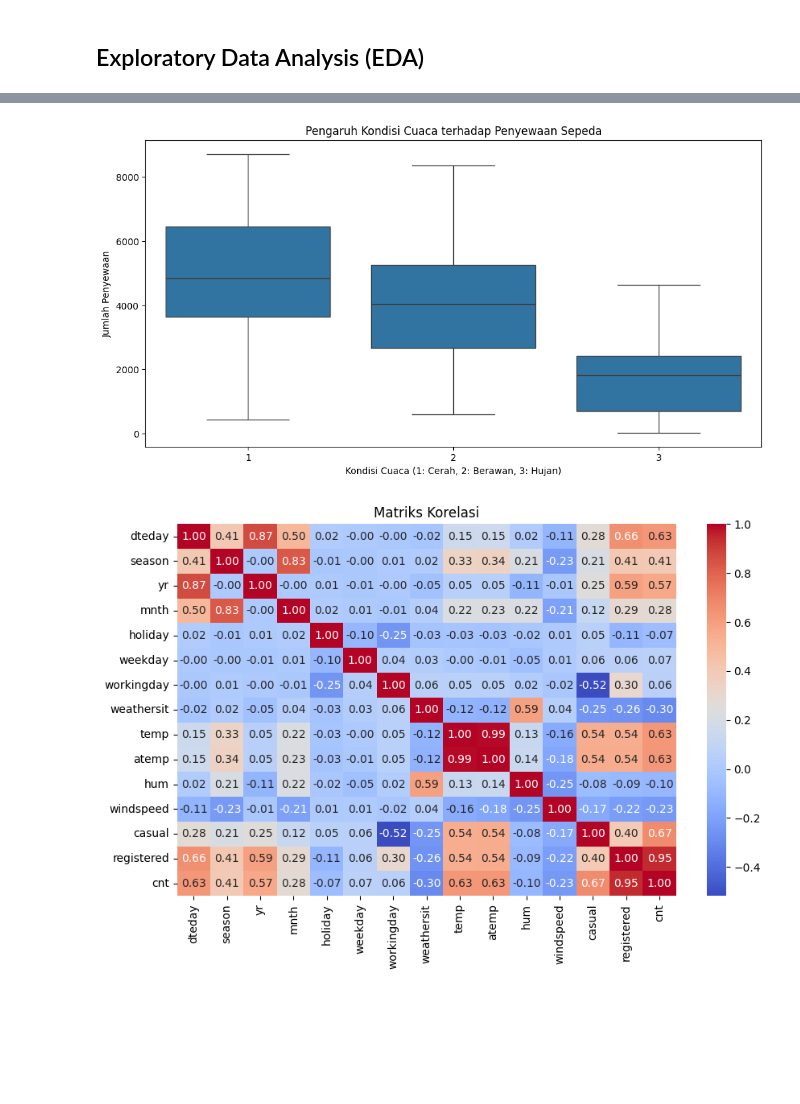
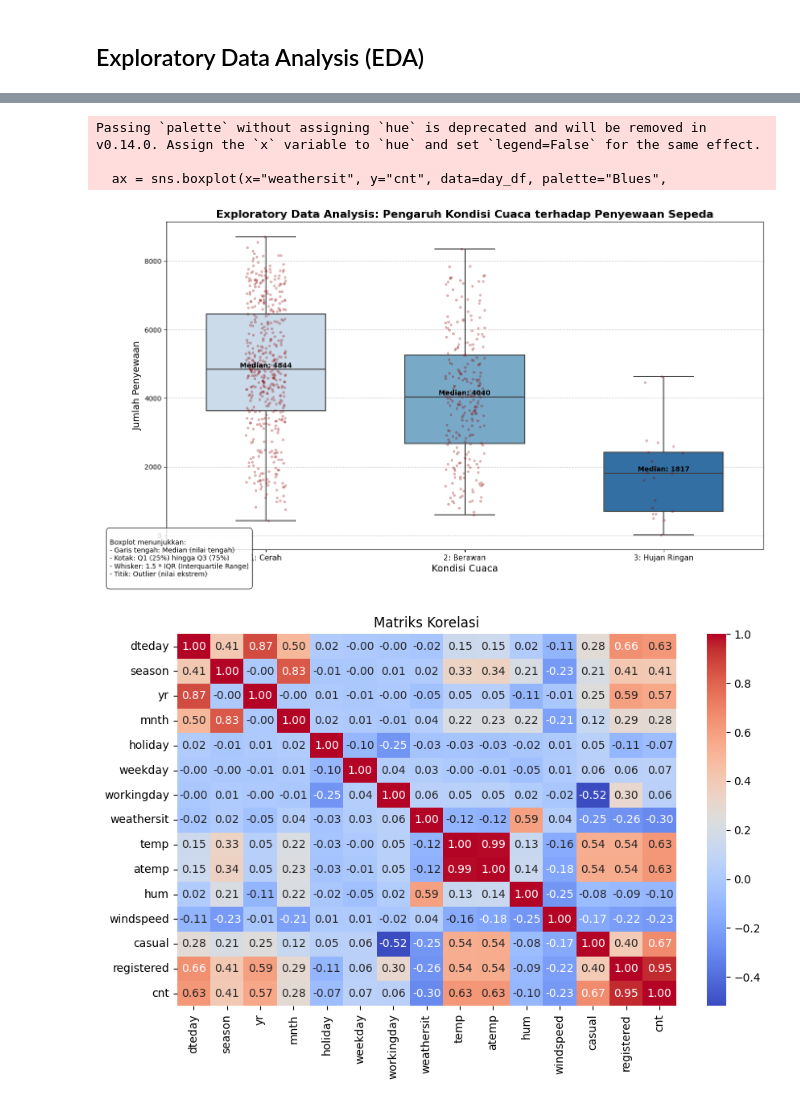
Before and after one commit to khalidalghifarii/bike-sharing-dashboard, a Jupyter notebook: notebook.ipynb, the cells around one changed output, grey strips where cells are left out. Cells and saved outputs as stored; diff of their text form; code cells hidden in the pictures; blank space fills up the shorter version.

```diff
--- a/notebook.ipynb
+++ b/notebook.ipynb
@@ -184,13 +174,64 @@ plt.show()
-# %%
-# Mengeksplorasi hubungan antara cuaca dan jumlah penyewaan sepeda
-plt.figure(figsize=(12, 6))
-sns.boxplot(x="weathersit", y="cnt", data=day_df)
-plt.title("Pengaruh Kondisi Cuaca terhadap Penyewaan Sepeda")
-plt.xlabel("Kondisi Cuaca (1: Cerah, 2: Berawan, 3: Hujan)")
-plt.ylabel("Jumlah Penyewaan")
-plt.show()
-# %% [output]
-[figure, removed]
+# %%
+plt.figure(figsize=(14, 8))
+
+# Membuat boxplot
+ax = sns.boxplot(x="weathersit", y="cnt", data=day_df, palette="Blues",
+                width=0.6, fliersize=5, linewidth=1.5)
+
+# Menambahkan stripplot
+sns.stripplot(x="weathersit", y="cnt", data=day_df, color="darkred",
+              size=4, alpha=0.3, jitter=True)
+
+# Memperbaiki label sumbu X
+weather_labels = {1: 'Cerah', 2: 'Berawan', 3: 'Hujan Ringan', 4: 'Hujan Lebat'}
+unique_weathersit = sorted(day_df['weathersit'].unique())  # Ambil hanya yang ada di dataset
+plt.xticks(ticks=range(len(unique_weathersit)),
+           labels=[f"{i}: {weather_labels[i]}" for i in unique_weathersit],
+           fontsize=11)
+
+# Menambahkan judul dan label
+plt.title("Exploratory Data Analysis: Pengaruh Kondisi Cuaca terhadap Penyewaan Sepeda",
+          fontsize=16, fontweight='bold')
+plt.xlabel("Kondisi Cuaca", fontsize=14)
+plt.ylabel("Jumlah Penyewaan", fontsize=14)
+plt.grid(axis='y', linestyle='--', alpha=0.7)
+
+# Menambahkan anotasi statistik
+for i, weather in enumerate(unique_weathersit):
+    temp_data = day_df[day_df['weathersit'] == weather]['cnt']
+    median_val = temp_data.median()
+    q1_val = temp_data.quantile(0.25)
+    q3_val = temp_data.quantile(0.75)
+
+    ax.text(i, median_val + 50, f'Median: {int(median_val)}',
+            horizontalalignment='center', size=10, color='black', weight='semibold')
+
+    outliers = temp_data[temp_data > q3_val + 1.5 * (q3_val - q1_val)]
+    if len(outliers) > 0:
+        plt.annotate(f'{len(outliers)} outlier(s)',
+                     xy=(i, outliers.max()),
+                     xytext=(i + 0.3, outliers.max() + 300),
+                     arrowprops=dict(facecolor='red', shrink=0.05, width=1.5),
+                     fontsize=10, color='red')
+
+# Menambahkan catatan boxplot
+boxplot_explanation = """
+Boxplot menunjukkan:
+- Garis tengah: Median (nilai tengah)
+- Kotak: Q1 (25%) hingga Q3 (75%)
+- Whisker: 1.5 * IQR (Interquartile Range)
+- Titik: Outlier (nilai ekstrem)
+"""
+plt.annotate(boxplot_explanation, xy=(0.02, 0.02), xycoords='figure fraction',
+             fontsize=10, bbox=dict(boxstyle="round,pad=0.5", facecolor='white', alpha=0.8))
+
+plt.tight_layout()
+plt.show()
+# %% [output]
+Passing `palette` without assigning `hue` is deprecated and will be removed in v0.14.0. Assign the `x` variable to `hue` and set `legend=False` for the same effect.
+
+  ax = sns.boxplot(x="weathersit", y="cnt", data=day_df, palette="Blues",
+[figure, added]
 # %%
 # Melihat korelasi antara variabel numerik
 correlation_matrix = day_df.corr()
```
Also changed, not shown: parts of 13 cells of this notebook, 2 other files.
